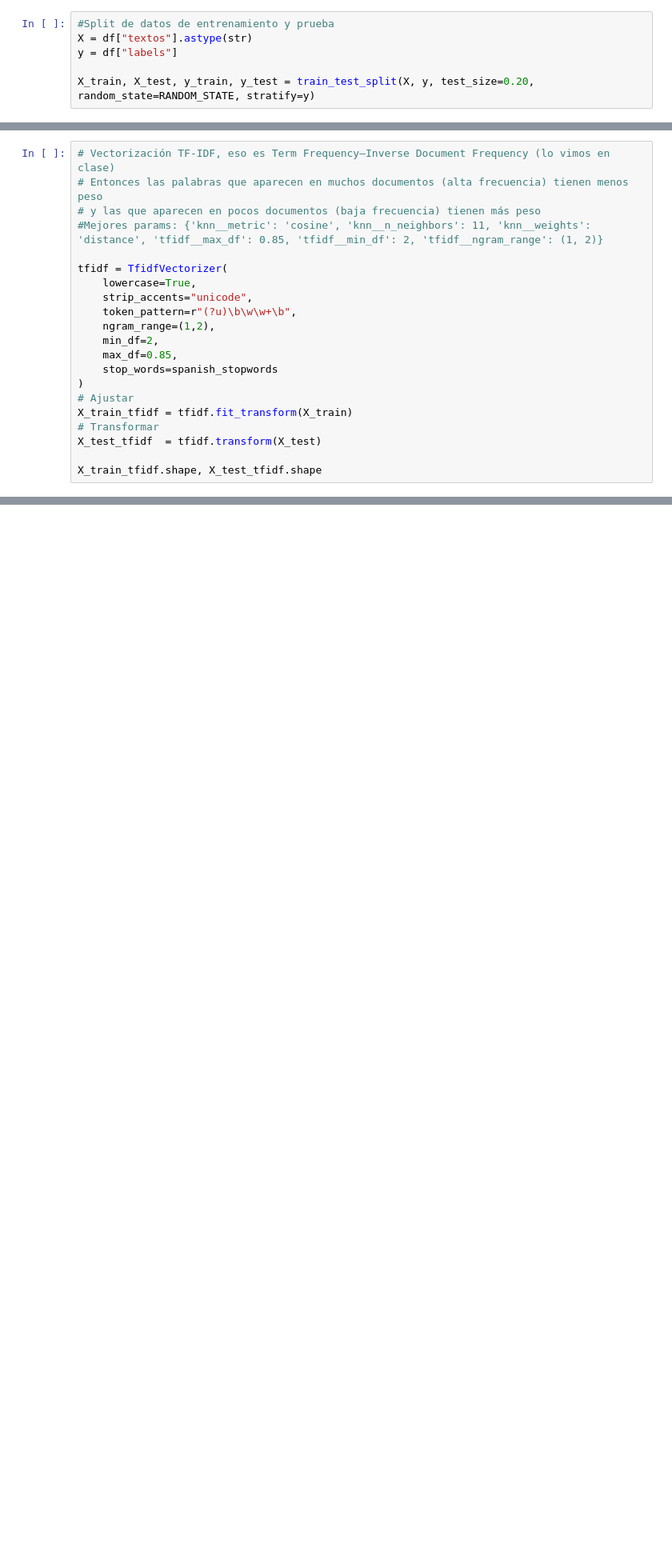
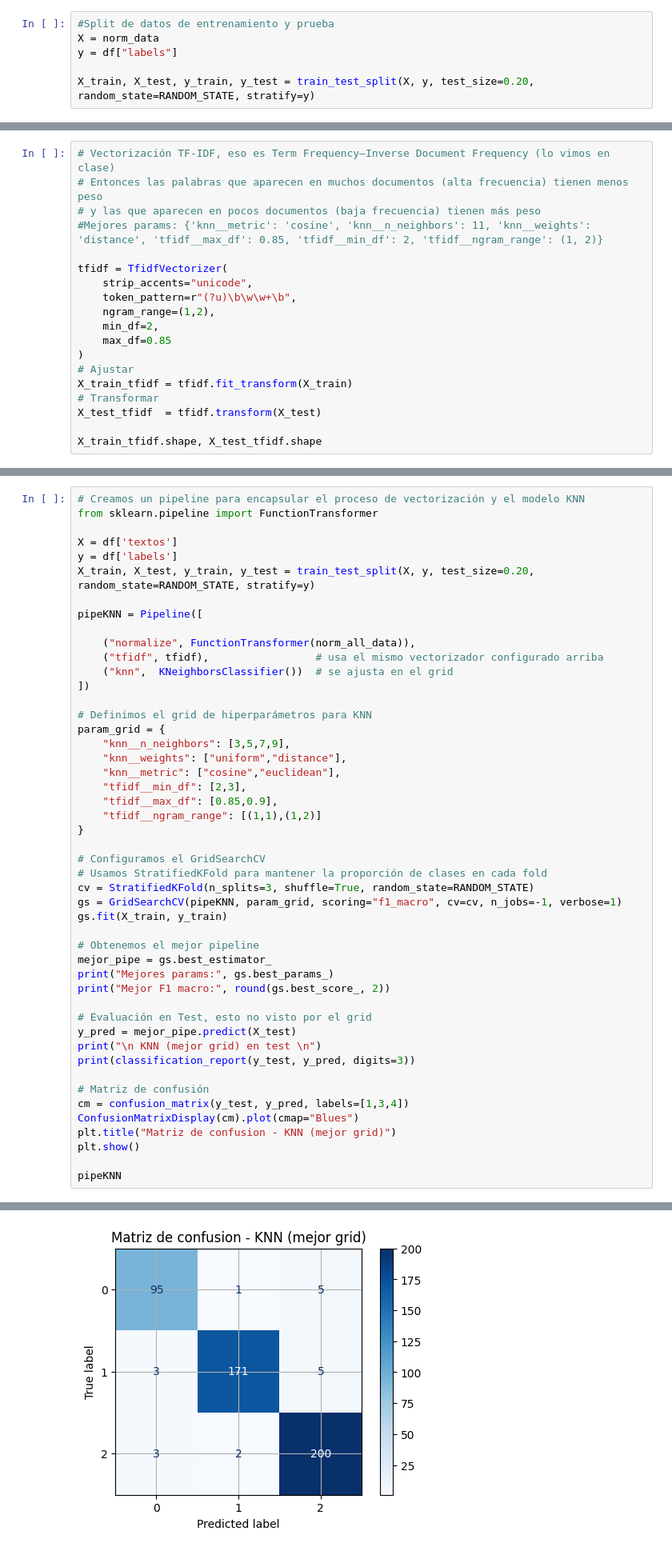
Before and after one commit to YairAndrade1/proyecto1_analitica_de_texto, a Jupyter notebook: try1.ipynb, the cells around one changed output, grey strips where cells are left out. Shown at 80% size. Saved outputs shown, nothing was run; the diff lists cells and outputs as text; blank space fills up the shorter version.

```diff
--- a/try1.ipynb
+++ b/try1.ipynb
@@ -131,6 +180,6 @@ Tras limpieza básica: (2424, 4)
 # %%
 #Split de datos de entrenamiento y prueba
-X = df["textos"].astype(str)
+X = norm_data
 y = df["labels"]
 
 X_train, X_test, y_train, y_test = train_test_split(X, y, test_size=0.20, random_state=RANDOM_STATE, stratify=y)
@@ -154,13 +192,11 @@ spanish_stopwords = stopwords.words("spanish")
 #Mejores params: {'knn__metric': 'cosine', 'knn__n_neighbors': 11, 'knn__weights': 'distance', 'tfidf__max_df': 0.85, 'tfidf__min_df': 2, 'tfidf__ngram_range': (1, 2)}
 
 tfidf = TfidfVectorizer(
-    lowercase=True,
     strip_accents="unicode",
     token_pattern=r"(?u)\b\w\w+\b",
     ngram_range=(1,2),
     min_df=2,
-    max_df=0.85,
-    stop_words=spanish_stopwords
+    max_df=0.85
 )
 # Ajustar
 X_train_tfidf = tfidf.fit_transform(X_train)
@@ -297,0 +268,49 @@ ODS4 (chi2): ['estudiantes', 'educacion', 'escuelas', 'pobreza', 'salud', 'apren
+# %%
+# Creamos un pipeline para encapsular el proceso de vectorización y el modelo KNN
+from sklearn.pipeline import FunctionTransformer
+
+X = df['textos']
+y = df['labels']
+X_train, X_test, y_train, y_test = train_test_split(X, y, test_size=0.20, random_state=RANDOM_STATE, stratify=y)
+
+pipeKNN = Pipeline([
+
+    ("normalize", FunctionTransformer(norm_all_data)),
+    ("tfidf", tfidf),                 # usa el mismo vectorizador configurado arriba
+    ("knn",  KNeighborsClassifier())  # se ajusta en el grid
+])
+
+# Definimos el grid de hiperparámetros para KNN
+param_grid = {
+    "knn__n_neighbors": [3,5,7,9],
+    "knn__weights": ["uniform","distance"],
+    "knn__metric": ["cosine","euclidean"],
+    "tfidf__min_df": [2,3],
+    "tfidf__max_df": [0.85,0.9],
+    "tfidf__ngram_range": [(1,1),(1,2)]
+}
+
+# Configuramos el GridSearchCV
+# Usamos StratifiedKFold para mantener la proporción de clases en cada fold
+cv = StratifiedKFold(n_splits=3, shuffle=True, random_state=RANDOM_STATE)
+gs = GridSearchCV(pipeKNN, param_grid, scoring="f1_macro", cv=cv, n_jobs=-1, verbose=1)
+gs.fit(X_train, y_train)
+
+# Obtenemos el mejor pipeline
+mejor_pipe = gs.best_estimator_
+print("Mejores params:", gs.best_params_)
+print("Mejor F1 macro:", round(gs.best_score_, 2))
+
+# Evaluación en Test, esto no visto por el grid
+y_pred = mejor_pipe.predict(X_test)
+print("\n KNN (mejor grid) en test \n")
+print(classification_report(y_test, y_pred, digits=3))
+
+# Matriz de confusión
+cm = confusion_matrix(y_test, y_pred, labels=[1,3,4])
+ConfusionMatrixDisplay(cm).plot(cmap="Blues")
+plt.title("Matriz de confusion - KNN (mejor grid)")
+plt.show()
+
+pipeKNN
+# %% [output]
@@ -297,0 +331 @@ ODS4 (chi2): ['estudiantes', 'educacion', 'escuelas', 'pobreza', 'salud', 'apren
+[figure, added]
```
Also changed, not shown: parts of 23 cells of this notebook.
